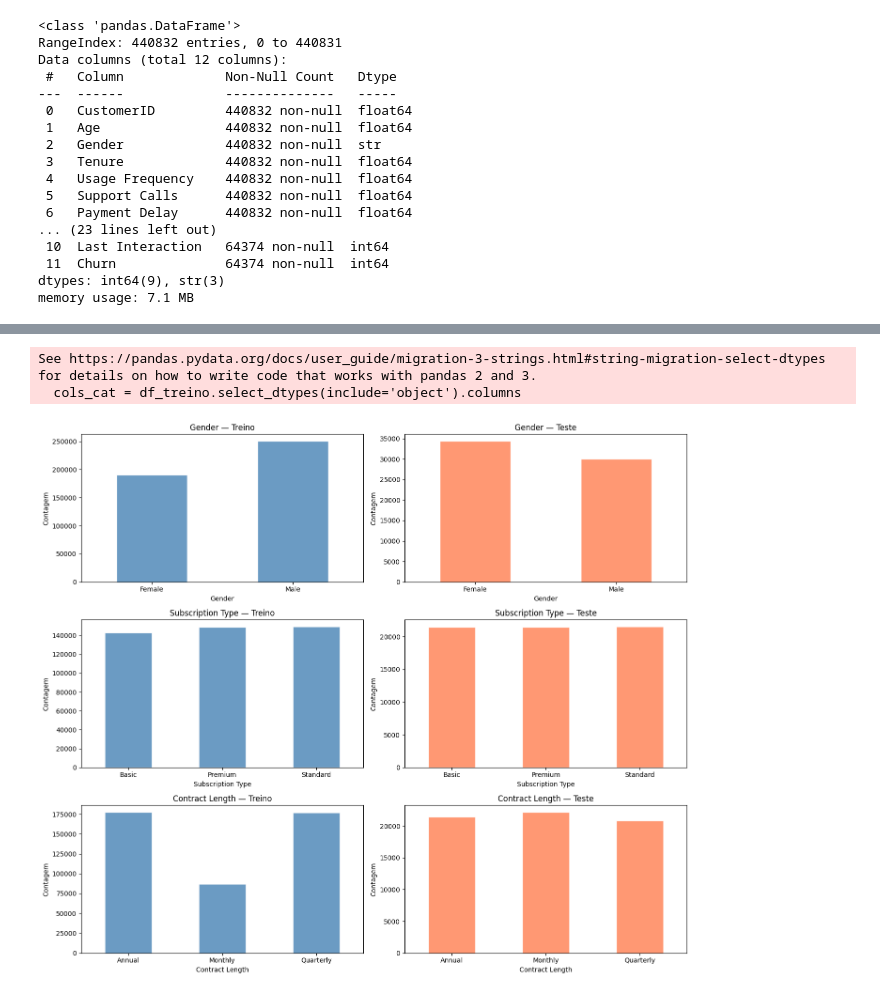
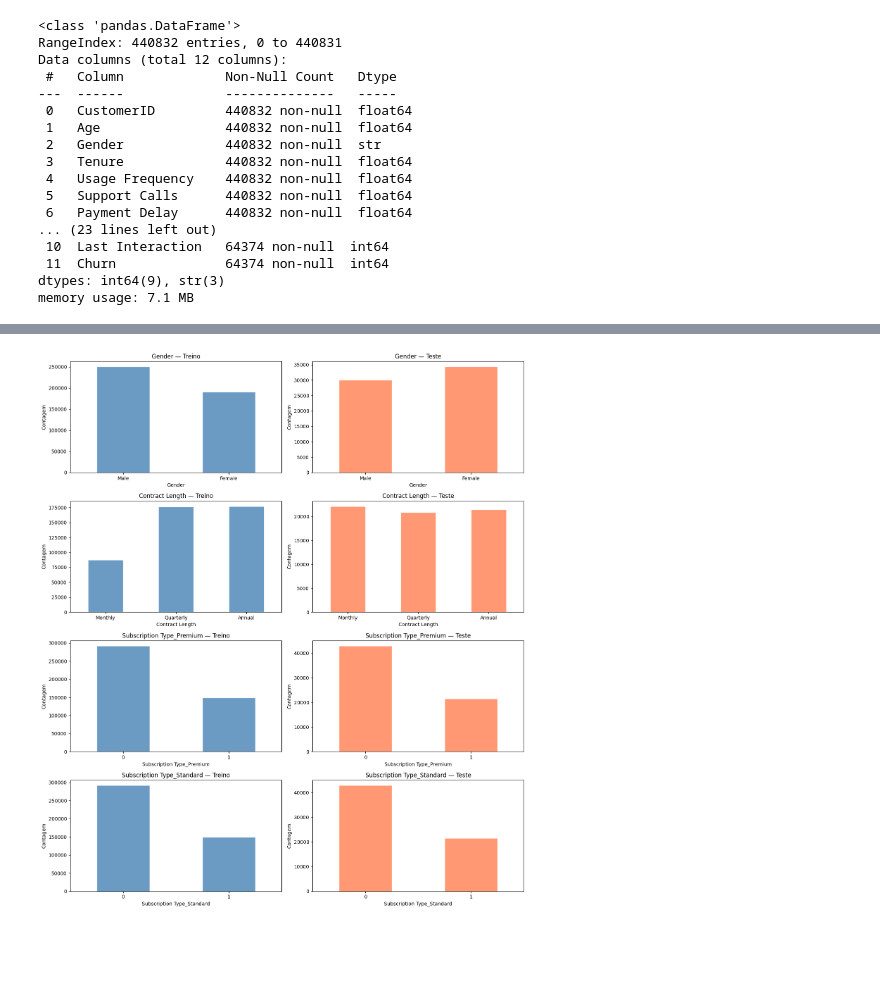
Before and after one commit to joaosaraivarodrigues1/CMC13, a Jupyter notebook: notebooks/1_preparacao_dados.ipynb, the cells around one changed output, grey strips where cells are left out. Saved outputs shown, nothing was run; the diff lists cells and outputs as text; code cells hidden in the pictures; blank space fills up the shorter version.

```diff
--- a/notebooks/1_preparacao_dados.ipynb
+++ b/notebooks/1_preparacao_dados.ipynb
@@ -171,30 +207,26 @@ plt.show()
-# %%
-# Bloco 2 — Categóricas: Countplot (Treino vs Teste lado a lado)
-cols_cat = df_treino.select_dtypes(include='object').columns
-
-fig, axes = plt.subplots(len(cols_cat), 2, figsize=(14, 4 * len(cols_cat)))
-
-for i, col in enumerate(cols_cat):
-    # Treino
-    df_treino[col].value_counts().sort_index().plot.bar(
-        ax=axes[i, 0], color='steelblue', edgecolor='white', alpha=0.8
-    )
-    axes[i, 0].set_title(f'{col} — Treino')
-    axes[i, 0].set_ylabel('Contagem')
-    axes[i, 0].tick_params(axis='x', rotation=0)
-
-    # Teste
-    df_teste[col].value_counts().sort_index().plot.bar(
-        ax=axes[i, 1], color='coral', edgecolor='white', alpha=0.8
-    )
-    axes[i, 1].set_title(f'{col} — Teste')
-    axes[i, 1].set_ylabel('Contagem')
-    axes[i, 1].tick_params(axis='x', rotation=0)
-
-plt.tight_layout()
-plt.show()
-# %% [output]
-See https://pandas.pydata.org/docs/user_guide/migration-3-strings.html#string-migration-select-dtypes for details on how to write code that works with pandas 2 and 3.
-  cols_cat = df_treino.select_dtypes(include='object').columns
-[figure, removed]
+# %%
+# Features codificadas (ex-categóricas): Countplot com labels legíveis
+cols_encoded = ['Gender', 'Contract Length', 'Subscription Type_Premium', 'Subscription Type_Standard']
+
+fig, axes = plt.subplots(len(cols_encoded), 2, figsize=(14, 4 * len(cols_encoded)))
+
+for i, col in enumerate(cols_encoded):
+    for j, (df, nome, cor) in enumerate([(df_treino, 'Treino', 'steelblue'), (df_teste, 'Teste', 'coral')]):
+        contagem = df[col].value_counts().sort_index()
+        contagem.plot.bar(ax=axes[i, j], color=cor, edgecolor='white', alpha=0.8)
+        axes[i, j].set_title(f'{col} — {nome}')
+        axes[i, j].set_ylabel('Contagem')
+
+        # Substituir rótulos numéricos pelos nomes originais
+        if col in labels:
+            tick_labels = [labels[col].get(int(v.get_text()), v.get_text()) for v in axes[i, j].get_xticklabels()]
+            axes[i, j].set_xticklabels(tick_labels, rotation=0)
+        else:
+            axes[i, j].tick_params(axis='x', rotation=0)
+
+plt.tight_layout()
+plt.savefig('../relatorio/imagens/1_prep_countplot_categoricas.png', dpi=150, bbox_inches='tight')
+plt.show()
+# %% [output]
+[figure, added]
 # %%
```
Also changed, not shown: parts of 13 cells of this notebook, 5 other files.
